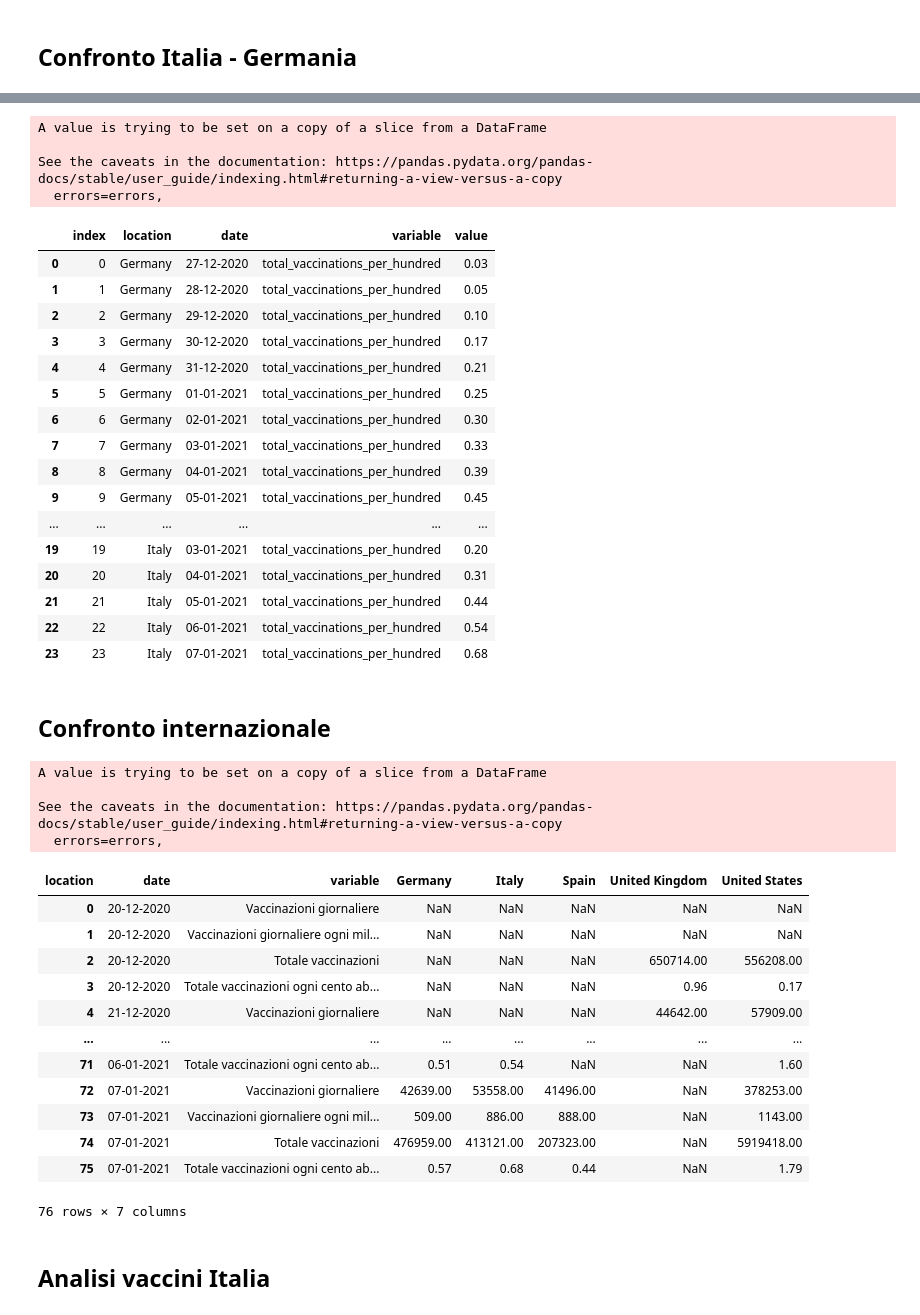
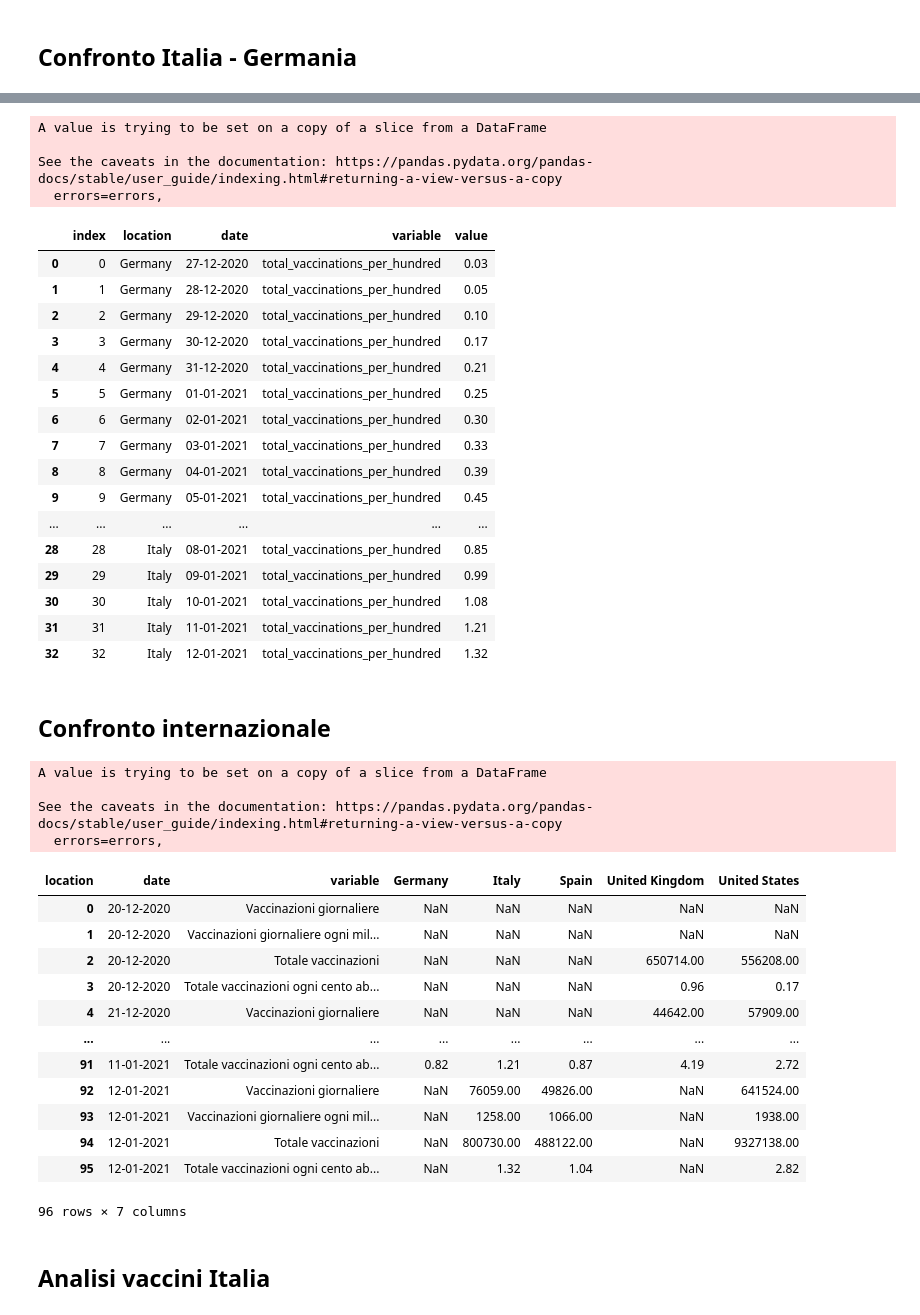
Before and after one commit to vincnardelli/covstat, a Jupyter notebook: covstat_vaccini.ipynb, the cells around one changed output, grey strips where cells are left out. Drawn from its saved outputs; the diff is of its cells as text; code cells hidden in the pictures.

```diff
--- a/covstat_vaccini.ipynb
+++ b/covstat_vaccini.ipynb
@@ -26,6 +23,8 @@ df.tail(1).to_csv("confronto_italia_germania_last.csv")
 # %%
 df = vaccinations[vaccinations.location.isin(stati)]
-df.drop(columns=['iso_code', 'total_vaccinations', 'daily_vaccinations', 'daily_vaccinations_per_million'], inplace=True)
+df.drop(columns=['iso_code', 'total_vaccinations', 'daily_vaccinations', 'daily_vaccinations_per_million',
+                 'people_fully_vaccinated', 'daily_vaccinations_raw', 'people_vaccinated', 'people_vaccinated_per_hundred',
+                 'people_fully_vaccinated_per_hundred'], inplace=True)
 df = df.melt(id_vars = ['location', 'date'])
 df.reset_index(inplace=True)
 df.date = pd.to_datetime(df.date).dt.strftime('%d-%m-%Y')
@@ -48,46 +47,48 @@ See the caveats in the documentation: https://pandas.pydata.org/pandas-docs/stab
 | 8 | 8 | Germany | 04-01-2021 | total_vaccinations_per_hundred | 0.39 |
 | 9 | 9 | Germany | 05-01-2021 | total_vaccinations_per_hundred | 0.45 |
 | ... | ... | ... | ... | ... | ... |
-| 19 | 19 | Italy | 03-01-2021 | total_vaccinations_per_hundred | 0.20 |
-| 20 | 20 | Italy | 04-01-2021 | total_vaccinations_per_hundred | 0.31 |
-| 21 | 21 | Italy | 05-01-2021 | total_vaccinations_per_hundred | 0.44 |
-| 22 | 22 | Italy | 06-01-2021 | total_vaccinations_per_hundred | 0.54 |
-| 23 | 23 | Italy | 07-01-2021 | total_vaccinations_per_hundred | 0.68 |
+| 28 | 28 | Italy | 08-01-2021 | total_vaccinations_per_hundred | 0.85 |
+| 29 | 29 | Italy | 09-01-2021 | total_vaccinations_per_hundred | 0.99 |
+| 30 | 30 | Italy | 10-01-2021 | total_vaccinations_per_hundred | 1.08 |
+| 31 | 31 | Italy | 11-01-2021 | total_vaccinations_per_hundred | 1.21 |
+| 32 | 32 | Italy | 12-01-2021 | total_vaccinations_per_hundred | 1.32 |
 # %% [markdown]
 ## Confronto internazionale
 # %%
 stati = ['Italy', 'Germany', 'United Kingdom', 'Spain', 'United States']
 df = vaccinations[vaccinations.location.isin(stati)]
-df.drop(columns=['iso_code'], inplace=True)
+df.drop(columns=['iso_code',
+                 'people_fully_vaccinated', 'daily_vaccinations_raw', 'people_vaccinated', 'people_vaccinated_per_hundred',
+                 'people_fully_vaccinated_per_hundred'], inplace=True)
 df = df.melt(id_vars = ['location', 'date'])
 df = df.pivot(index = ['date', 'variable'], columns = 'location', values= 'value')
 df.reset_index(inplace=True)
 df.date = pd.to_datetime(df.date).dt.strftime('%d-%m-%Y')
 df.loc[df['variable'] == 'daily_vaccinations', ['variable']] = "Vaccinazioni giornaliere"
 df.loc[df['variable'] == 'daily_vaccinations_per_million', ['variable']] = "Vaccinazioni giornaliere ogni milione ab"
 df.loc[df['variable'] == 'total_vaccinations', ['variable']] = "Totale vaccinazioni"
 df.loc[df['variable'] == 'total_vaccinations_per_hundred', ['variable']] = "Totale vaccinazioni ogni cento abitanti"
 
 df.to_csv("confronto_stati.csv")
 df
 # %% [output]
 A value is trying to be set on a copy of a slice from a DataFrame
 
 See the caveats in the documentation: https://pandas.pydata.org/pandas-docs/stable/user_guide/indexing.html#returning-a-view-versus-a-copy
   errors=errors,
 | location | date | variable | Germany | Italy | Spain | United Kingdom | United States |
 | 0 | 20-12-2020 | Vaccinazioni giornaliere | NaN | NaN | NaN | NaN | NaN |
 | 1 | 20-12-2020 | Vaccinazioni giornaliere ogni mil... | NaN | NaN | NaN | NaN | NaN |
 | 2 | 20-12-2020 | Totale vaccinazioni | NaN | NaN | NaN | 650714.00 | 556208.00 |
 | 3 | 20-12-2020 | Totale vaccinazioni ogni cento ab... | NaN | NaN | NaN | 0.96 | 0.17 |
 | 4 | 21-12-2020 | Vaccinazioni giornaliere | NaN | NaN | NaN | 44642.00 | 57909.00 |
 | ... | ... | ... | ... | ... | ... | ... | ... |
-| 71 | 06-01-2021 | Totale vaccinazioni ogni cento ab... | 0.51 | 0.54 | NaN | NaN | 1.60 |
-| 72 | 07-01-2021 | Vaccinazioni giornaliere | 42639.00 | 53558.00 | 41496.00 | NaN | 378253.00 |
-| 73 | 07-01-2021 | Vaccinazioni giornaliere ogni mil... | 509.00 | 886.00 | 888.00 | NaN | 1143.00 |
-| 74 | 07-01-2021 | Totale vaccinazioni | 476959.00 | 413121.00 | 207323.00 | NaN | 5919418.00 |
-| 75 | 07-01-2021 | Totale vaccinazioni ogni cento ab... | 0.57 | 0.68 | 0.44 | NaN | 1.79 |
+| 91 | 11-01-2021 | Totale vaccinazioni ogni cento ab... | 0.82 | 1.21 | 0.87 | 4.19 | 2.72 |
+| 92 | 12-01-2021 | Vaccinazioni giornaliere | NaN | 76059.00 | 49826.00 | NaN | 641524.00 |
+| 93 | 12-01-2021 | Vaccinazioni giornaliere ogni mil... | NaN | 1258.00 | 1066.00 | NaN | 1938.00 |
+| 94 | 12-01-2021 | Totale vaccinazioni | NaN | 800730.00 | 488122.00 | NaN | 9327138.00 |
+| 95 | 12-01-2021 | Totale vaccinazioni ogni cento ab... | NaN | 1.32 | 1.04 | NaN | 2.82 |
-76 rows × 7 columns
+96 rows × 7 columns
 # %% [markdown]
 ## Analisi vaccini Italia
 # %%
```
Also changed, not shown: parts of 9 cells of this notebook.
